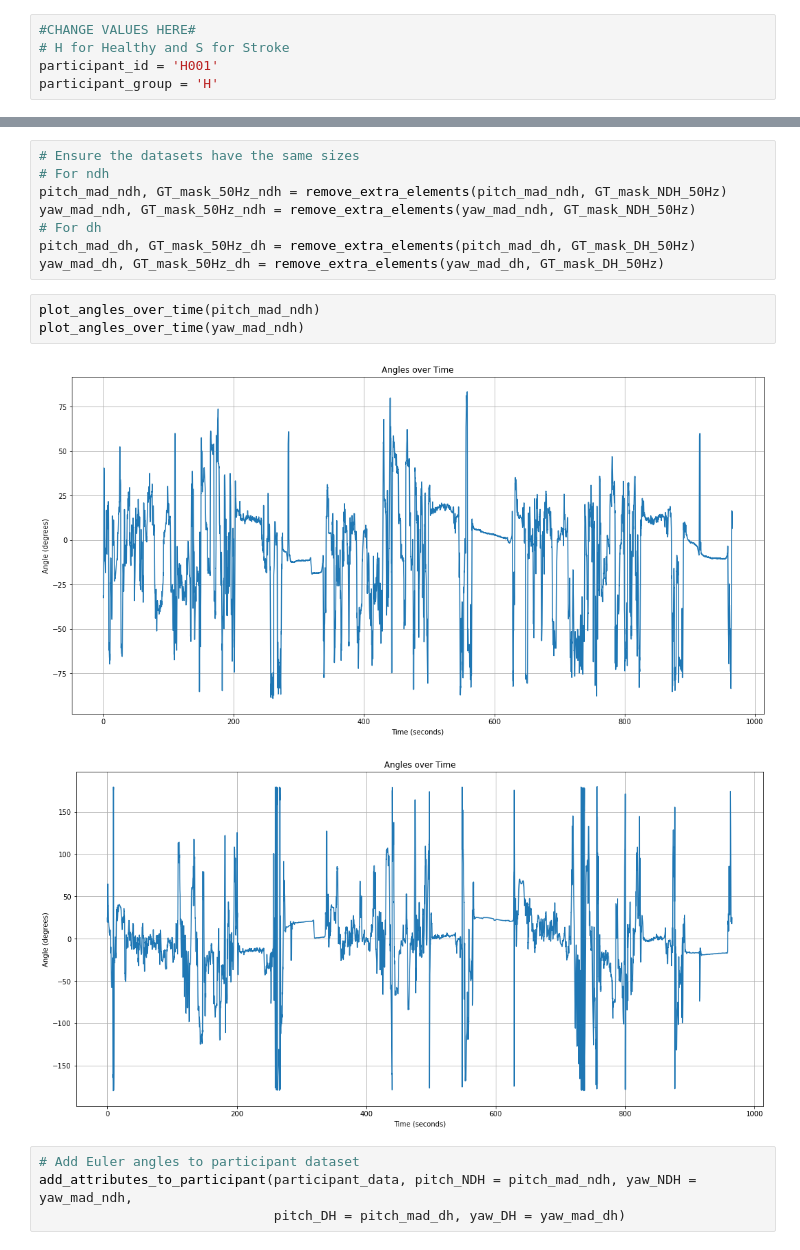
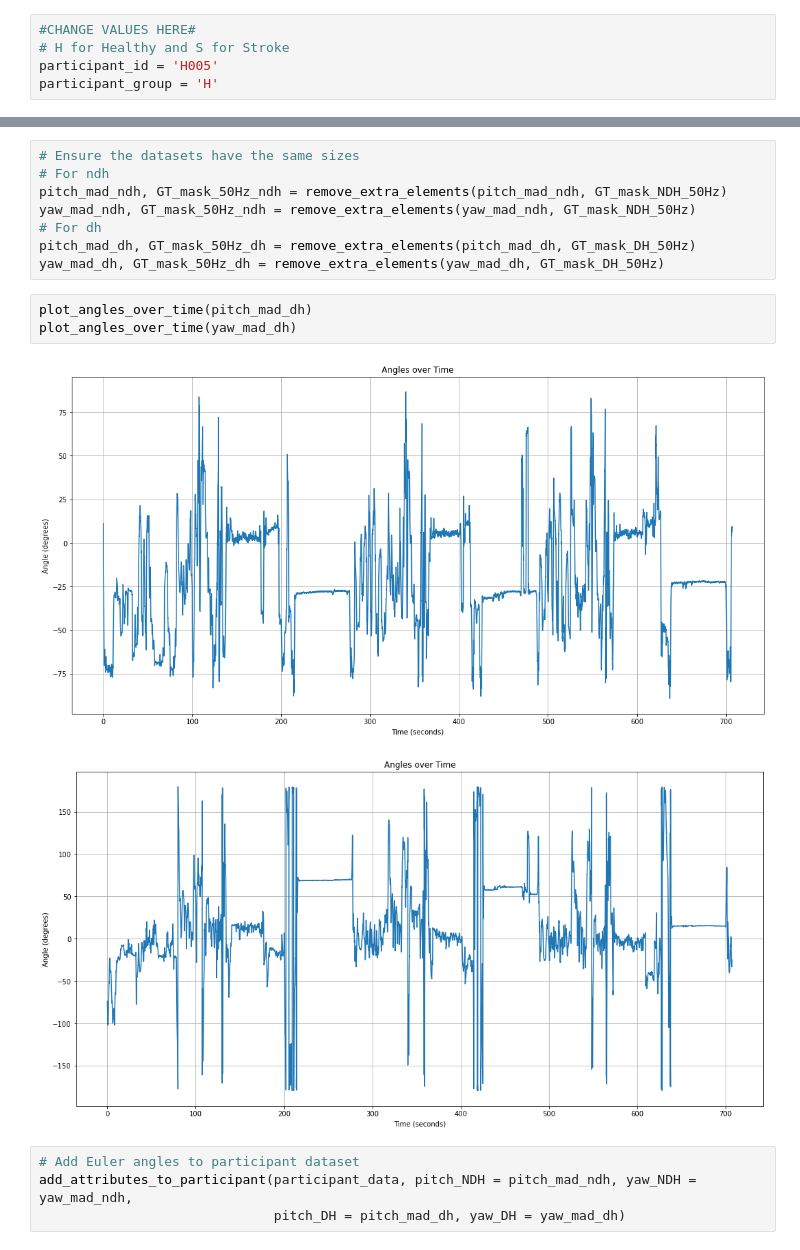
Before and after one commit to gloorli/ul-movement-tracking, a Jupyter notebook: individual_analysis_gm.ipynb, the cells around one changed output, grey strips where cells are left out. Cells and saved outputs as stored; diff of their text form.

```diff
--- a/individual_analysis_gm.ipynb
+++ b/individual_analysis_gm.ipynb
@@ -17,7 +13,7 @@ C:\Users\Pierre-Louis\anaconda3\lib\site-packages\numpy\.libs\libopenblas.XWYDX2
 # %%
 #CHANGE VALUES HERE#
 # H for Healthy and S for Stroke
-participant_id = 'H001'
+participant_id = 'H005'
 participant_group = 'H'
 # %%
 #PATH
@@ -93,11 +121,11 @@ yaw_mad_ndh, GT_mask_50Hz_ndh = remove_extra_elements(yaw_mad_ndh, GT_mask_NDH_5
 pitch_mad_dh, GT_mask_50Hz_dh = remove_extra_elements(pitch_mad_dh, GT_mask_DH_50Hz)
 yaw_mad_dh, GT_mask_50Hz_dh = remove_extra_elements(yaw_mad_dh, GT_mask_DH_50Hz)
 # %%
-plot_angles_over_time(pitch_mad_ndh)
-plot_angles_over_time(yaw_mad_ndh)
+plot_angles_over_time(pitch_mad_dh)
+plot_angles_over_time(yaw_mad_dh)
 # %% [output]
-[figure, old version]
+[figure, new version]
-[figure, old version]
+[figure, new version]
 # %%
 # Add Euler angles to participant dataset
 add_attributes_to_participant(participant_data, pitch_NDH = pitch_mad_ndh, yaw_NDH = yaw_mad_ndh,
```
Also changed, not shown: parts of 9 cells of this notebook, 2 other files.
